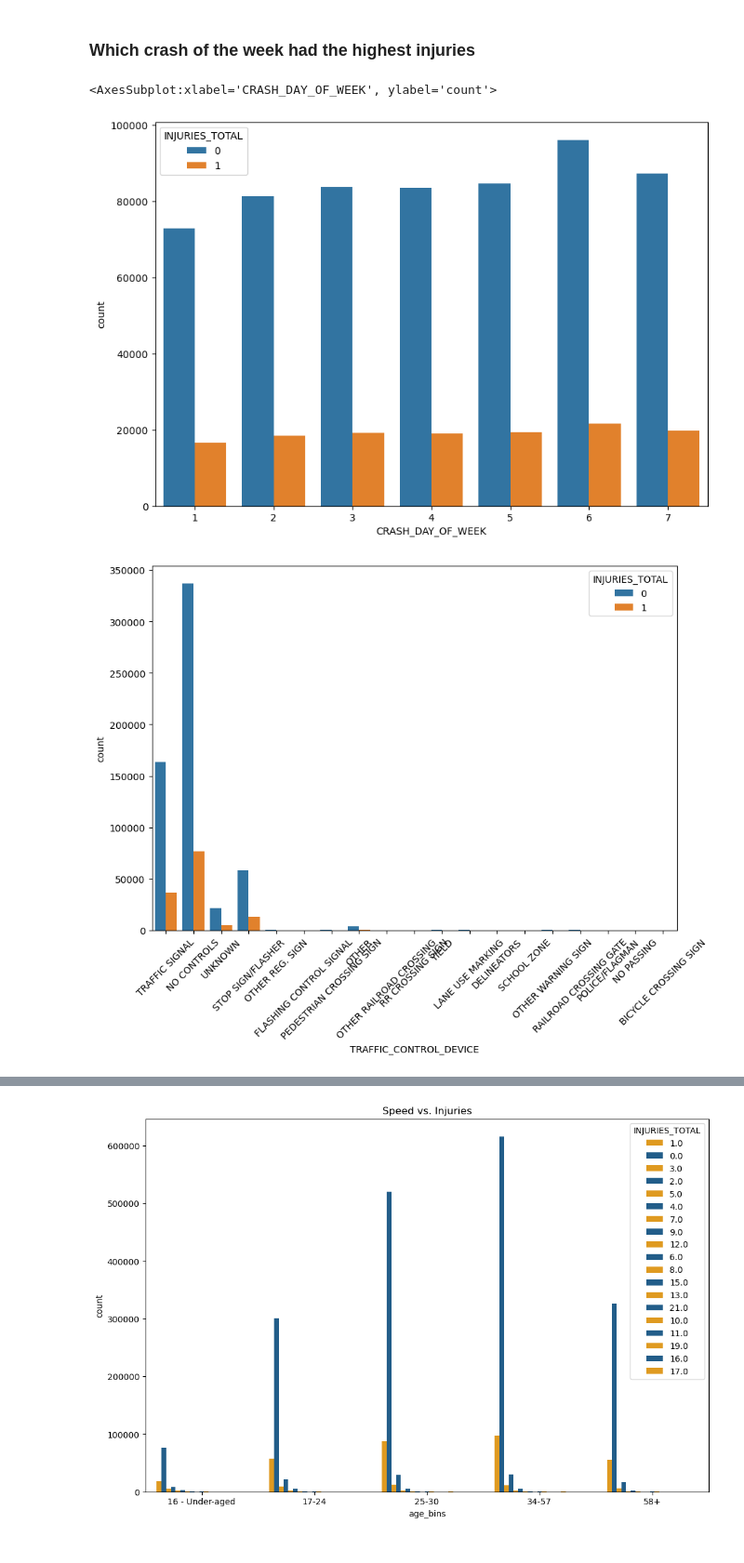
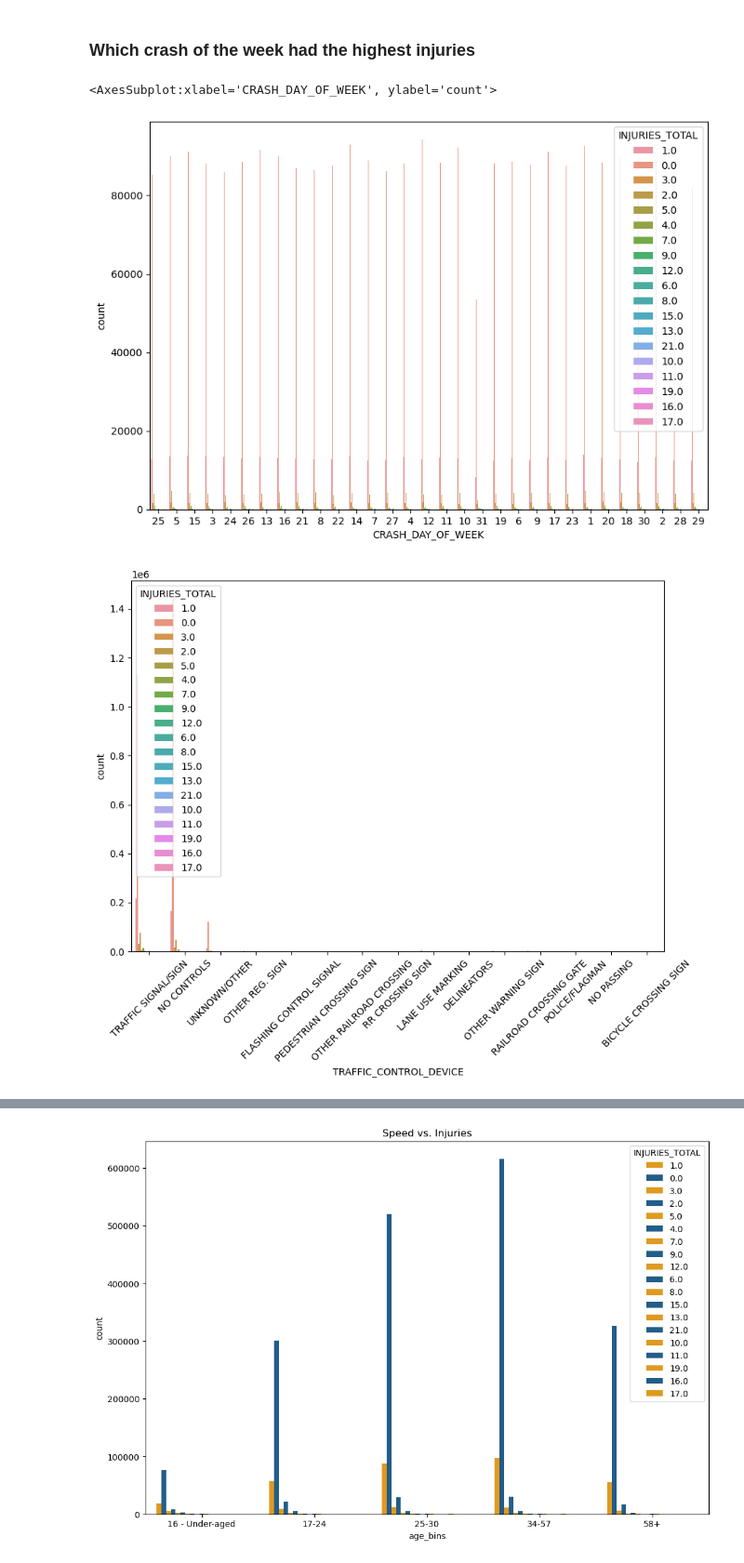
Before and after one commit to Edna722/ML-Projcet, a Jupyter notebook: Chicago notebook.ipynb, the cells around one changed output, grey strips where cells are left out. Shown at 93% size. Saved outputs shown, nothing was run; the diff lists cells and outputs as text; code cells hidden in the pictures.

```diff
--- a/Chicago notebook.ipynb
+++ b/Chicago notebook.ipynb
@@ -463,6 +503,6 @@ Name: POSTED_SPEED_LIMIT, dtype: int64
 # %%
 # we create the bins and label for better preview
 # creating bins and label, previewing data
-modified_data['post_speed'] = pd.cut(x=modified_data['POSTED_SPEED_LIMIT'], bins = [0,15,25,40,75], labels = ['0-15', '16-25', '26-40', '41+'])
-modified_data.head()
+merged_data['post_speed'] = pd.cut(x=merged_data['POSTED_SPEED_LIMIT'], bins = [0,15,25,40,75], labels = ['0-15', '16-25', '26-40', '41+'])
+merged_data.head()
 # %% [output]
@@ -515,11 +569,0 @@ merged_data['Contributory_Cause_Bins'] = pd.cut(merged_data['PRIM_CONTRIBUTORY_C
-# %%
-# Define the bins
-bins = [0, 3, 6, 9, 12]  # Example bins, adjust them according to your needs
-
-# Create the bin labels
-labels = ['Low', 'Medium', 'High', 'Very High']  # Example labels, adjust them according to your needs
-
-# Apply binning to the column
-merged_data['Contributory_Cause_Bins'] = pd.cut(merged_data['PRIM_CONTRIBUTORY_CAUSE'], bins=bins, labels=labels)
-
-merged_data.head()
@@ -788,13 +824,8 @@ NONE PRESENT/USED         138971
 Name: SAFETY_EQUIPMENT, dtype: int64
 # %%
 # creating classes: 0 = not injured, 1 = injured
-modified_data['INJURIES_TOTAL'] = merged_data['INJURIES_TOTAL'].map(lambda x: 1 if x > 0 else 0)
+merged_data['POSTED_SPEED_LIMIT'] = merged_data['POSTED_SPEED_LIMIT'].map(lambda x: 1 if x > 0 else 0)
 # %%
-#dropping following columns because we created bins
-drop = ['POSTED_SPEED_LIMIT', 'CRASH_HOUR', 'AGE']
-merged_data = merged_data.drop(columns=drop)
-
-
 # converting columns to appropriate data types
 merged_data['BEAT_OF_OCCURRENCE'] = merged_data['BEAT_OF_OCCURRENCE'].astype('str')
 merged_data['CRASH_DAY_OF_WEEK'] = merged_data['CRASH_DAY_OF_WEEK'].astype('str')
@@ -805,16 +836,16 @@ merged_data['INJURIES_TOTAL'] = merged_data['INJURIES_TOTAL'].astype('str')
 ### Which crash of the week had the highest injuries
 # %%
 plt.figure(figsize=(10,7))
-sns.countplot(x="CRASH_DAY_OF_WEEK", hue="INJURIES_TOTAL", data=modified_data)
+sns.countplot(x="CRASH_DAY_OF_WEEK", hue="INJURIES_TOTAL", data=merged_data)
 # %% [output]
 <AxesSubplot:xlabel='CRASH_DAY_OF_WEEK', ylabel='count'>
-[figure, old version]
+[figure, new version]
 # %%
 plt.figure(figsize=(10, 7))
-ax = sns.countplot(x="TRAFFIC_CONTROL_DEVICE", hue="INJURIES_TOTAL", data=modified_data)
+ax = sns.countplot(x="TRAFFIC_CONTROL_DEVICE", hue="INJURIES_TOTAL", data=merged_data)
 ax.set_xticklabels(ax.get_xticklabels(), rotation=45)
 plt.show()
 # %% [output]
-[figure, old version]
+[figure, new version]
 # %%
 plt.figure(figsize=(12, 8))
```
Also changed, not shown: parts of 85 cells of this notebook.
